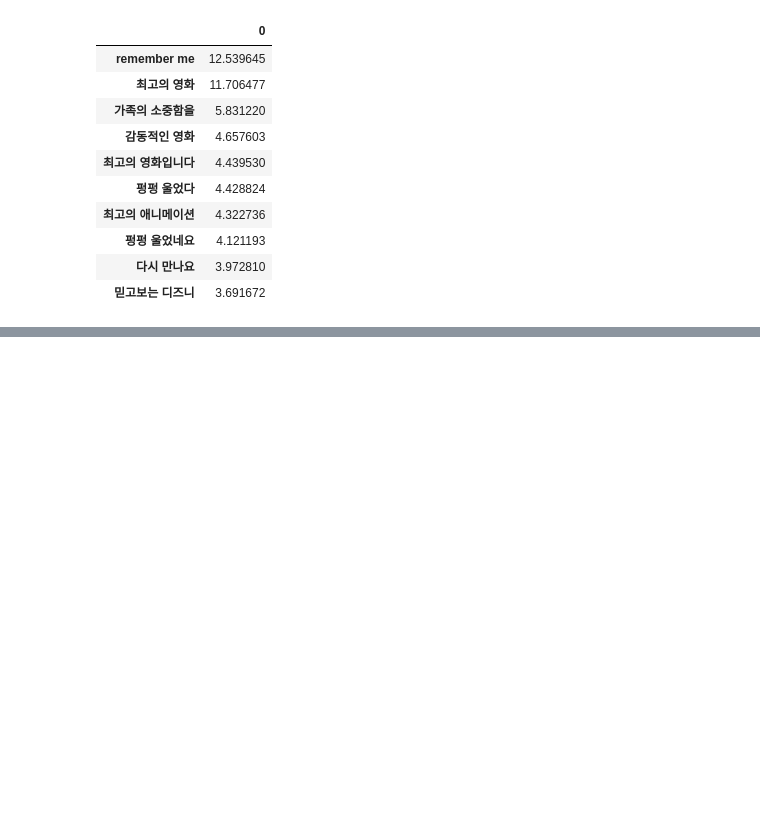
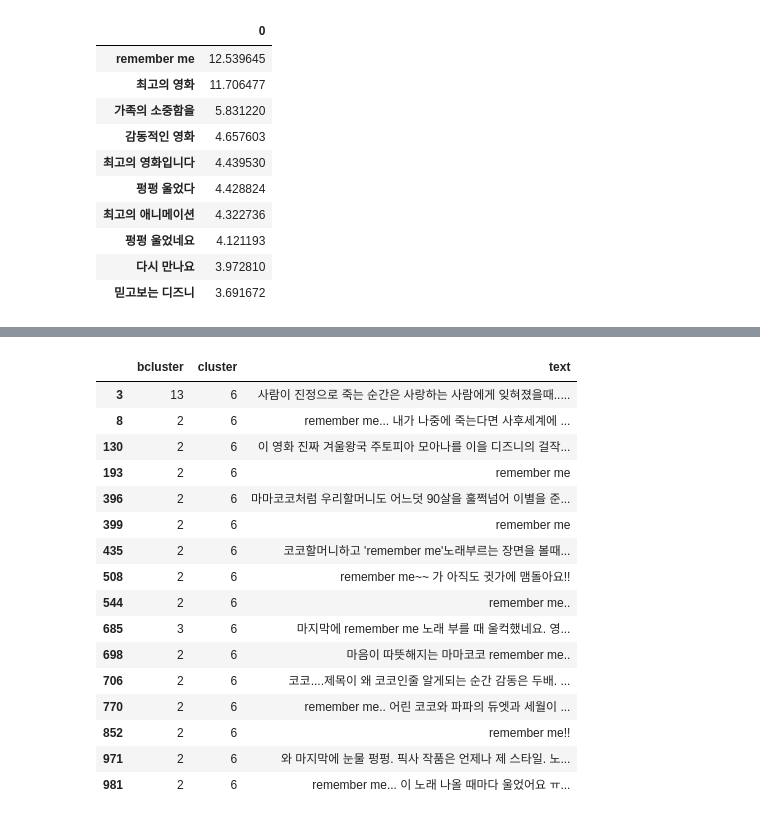
Before and after one commit to jdrae/data-visualization-practice, a Jupyter notebook: Comment analysis.ipynb, the cells around one changed output, grey strips where cells are left out. Cells and saved outputs as stored; diff of their text form; code cells hidden in the pictures; blank space fills up the shorter version.

```diff
--- a/Comment analysis.ipynb
+++ b/Comment analysis.ipynb
@@ -271,0 +359,20 @@ df_tfidf_top.head(10)
+# %%
+df.loc[df["cluster"]==6, ["bcluster", "cluster", "text"]]
+# %% [output]
+|  | bcluster | cluster | text |
+| 3 | 13 | 6 | 사람이 진정으로 죽는 순간은 사랑하는 사람에게 잊혀졌을때..... |
+| 8 | 2 | 6 | remember me... 내가 나중에 죽는다면 사후세계에 ... |
+| 130 | 2 | 6 | 이 영화 진짜 겨울왕국 주토피아 모아나를 이을 디즈니의 걸작... |
+| 193 | 2 | 6 | remember me |
+| 396 | 2 | 6 | 마마코코처럼 우리할머니도 어느덧 90살을 훌쩍넘어 이별을 준... |
+| 399 | 2 | 6 | remember me |
+| 435 | 2 | 6 | 코코할머니하고 'remember me'노래부르는 장면을 볼때... |
+| 508 | 2 | 6 | remember me~~ 가 아직도 귓가에 맴돌아요!! |
+| 544 | 2 | 6 | remember me.. |
+| 685 | 3 | 6 | 마지막에 remember me 노래 부를 때 울컥했네요. 영... |
+| 698 | 2 | 6 | 마음이 따뜻해지는 마마코코 remember me.. |
+| 706 | 2 | 6 | 코코....제목이 왜 코코인줄 알게되는 순간 감동은 두배. ... |
+| 770 | 2 | 6 | remember me.. 어린 코코와 파파의 듀엣과 세월이 ... |
+| 852 | 2 | 6 | remember me!! |
+| 971 | 2 | 6 | 와 마지막에 눈물 펑펑. 픽사 작품은 언제나 제 스타일. 노... |
+| 981 | 2 | 6 | remember me... 이 노래 나올 때마다 울었어요 ㅠ... |
```
Also changed, not shown: parts of 12 cells of this notebook.
